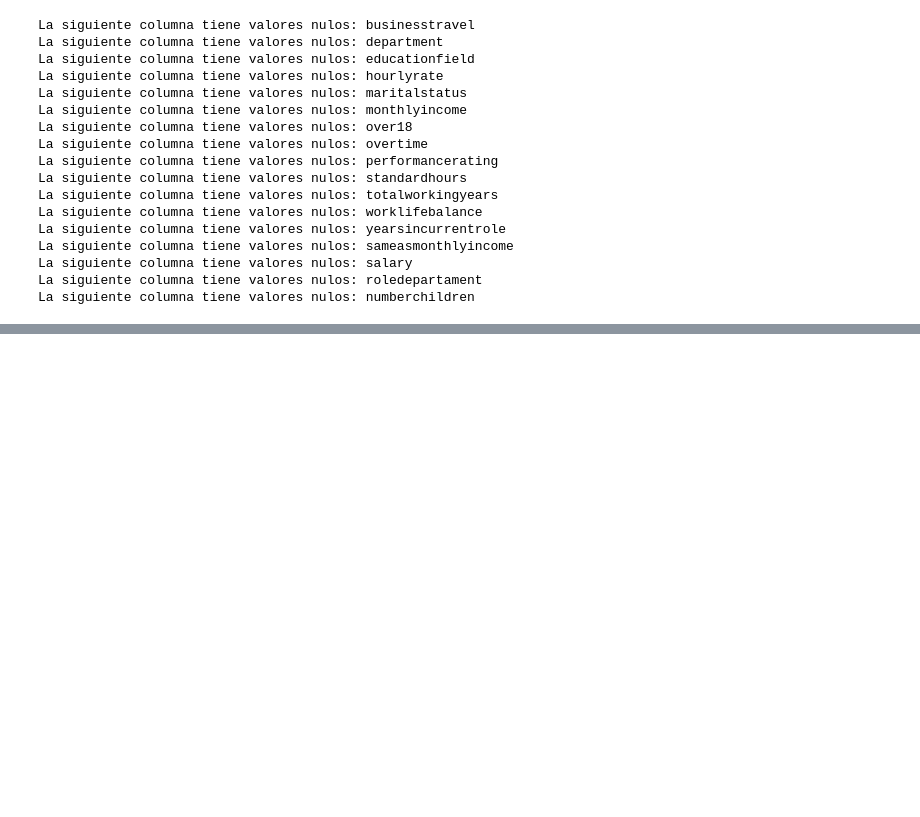
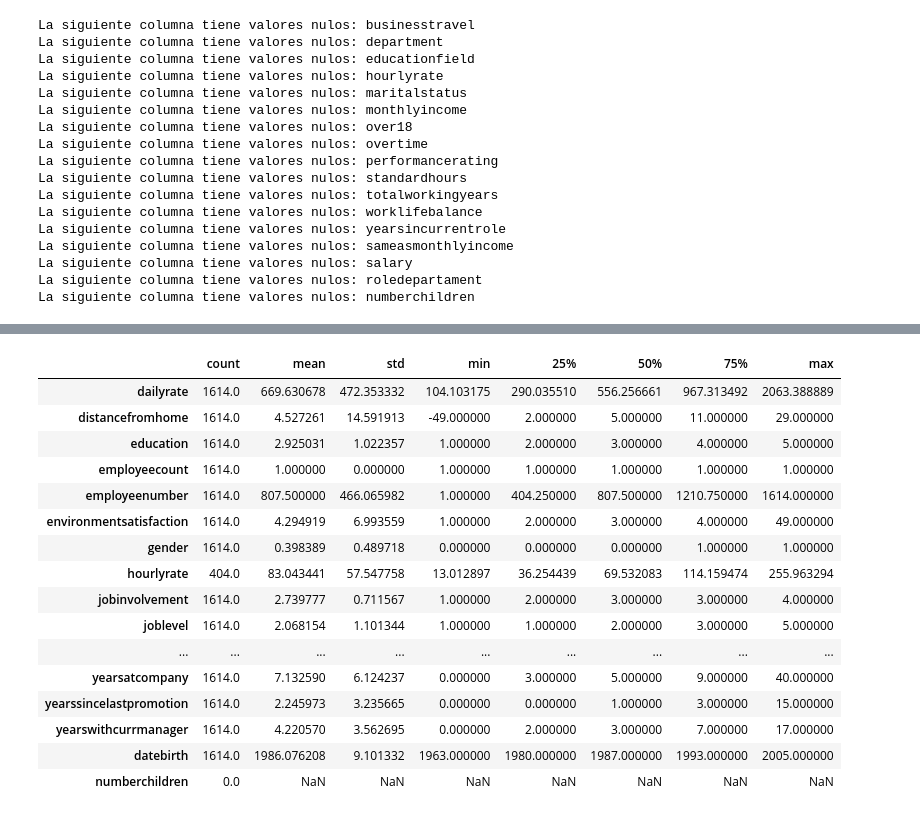
Before and after one commit to AnaROGA/project-da-promo-54-modulo-3-team-1, a Jupyter notebook: notebooks/Fase_1_EDA/EDA.ipynb, the cells around one changed output, grey strips where cells are left out. Saved outputs shown, nothing was run; the diff lists cells and outputs as text; code cells hidden in the pictures; blank space fills up the shorter version.

```diff
--- a/notebooks/Fase_1_EDA/EDA.ipynb
+++ b/notebooks/Fase_1_EDA/EDA.ipynb
@@ -115,0 +139,20 @@ AttributeError: module 'EDA' has no attribute 'duplicados_ver'
+# %%
+df.describe().T
+# %% [output]
+|  | count | mean | std | min | 25% | 50% | 75% | max |
+| dailyrate | 1614.0 | 669.630678 | 472.353332 | 104.103175 | 290.035510 | 556.256661 | 967.313492 | 2063.388889 |
+| distancefromhome | 1614.0 | 4.527261 | 14.591913 | -49.000000 | 2.000000 | 5.000000 | 11.000000 | 29.000000 |
+| education | 1614.0 | 2.925031 | 1.022357 | 1.000000 | 2.000000 | 3.000000 | 4.000000 | 5.000000 |
+| employeecount | 1614.0 | 1.000000 | 0.000000 | 1.000000 | 1.000000 | 1.000000 | 1.000000 | 1.000000 |
+| employeenumber | 1614.0 | 807.500000 | 466.065982 | 1.000000 | 404.250000 | 807.500000 | 1210.750000 | 1614.000000 |
+| environmentsatisfaction | 1614.0 | 4.294919 | 6.993559 | 1.000000 | 2.000000 | 3.000000 | 4.000000 | 49.000000 |
+| gender | 1614.0 | 0.398389 | 0.489718 | 0.000000 | 0.000000 | 0.000000 | 1.000000 | 1.000000 |
+| hourlyrate | 404.0 | 83.043441 | 57.547758 | 13.012897 | 36.254439 | 69.532083 | 114.159474 | 255.963294 |
+| jobinvolvement | 1614.0 | 2.739777 | 0.711567 | 1.000000 | 2.000000 | 3.000000 | 3.000000 | 4.000000 |
+| joblevel | 1614.0 | 2.068154 | 1.101344 | 1.000000 | 1.000000 | 2.000000 | 3.000000 | 5.000000 |
+| ... | ... | ... | ... | ... | ... | ... | ... | ... |
+| yearsatcompany | 1614.0 | 7.132590 | 6.124237 | 0.000000 | 3.000000 | 5.000000 | 9.000000 | 40.000000 |
+| yearssincelastpromotion | 1614.0 | 2.245973 | 3.235665 | 0.000000 | 0.000000 | 1.000000 | 3.000000 | 15.000000 |
+| yearswithcurrmanager | 1614.0 | 4.220570 | 3.562695 | 0.000000 | 2.000000 | 3.000000 | 7.000000 | 17.000000 |
+| datebirth | 1614.0 | 1986.076208 | 9.101332 | 1963.000000 | 1980.000000 | 1987.000000 | 1993.000000 | 2005.000000 |
+| numberchildren | 0.0 | NaN | NaN | NaN | NaN | NaN | NaN | NaN |
```
Also changed, not shown: parts of 5 cells of this notebook.
